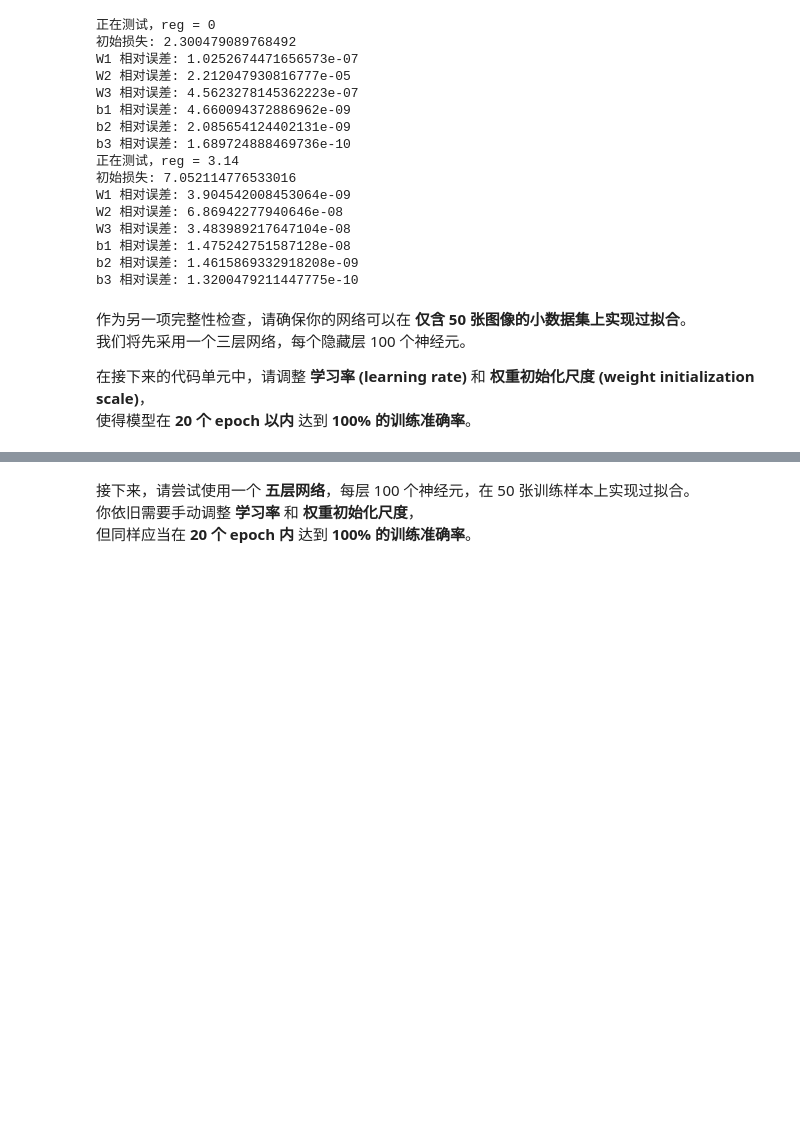
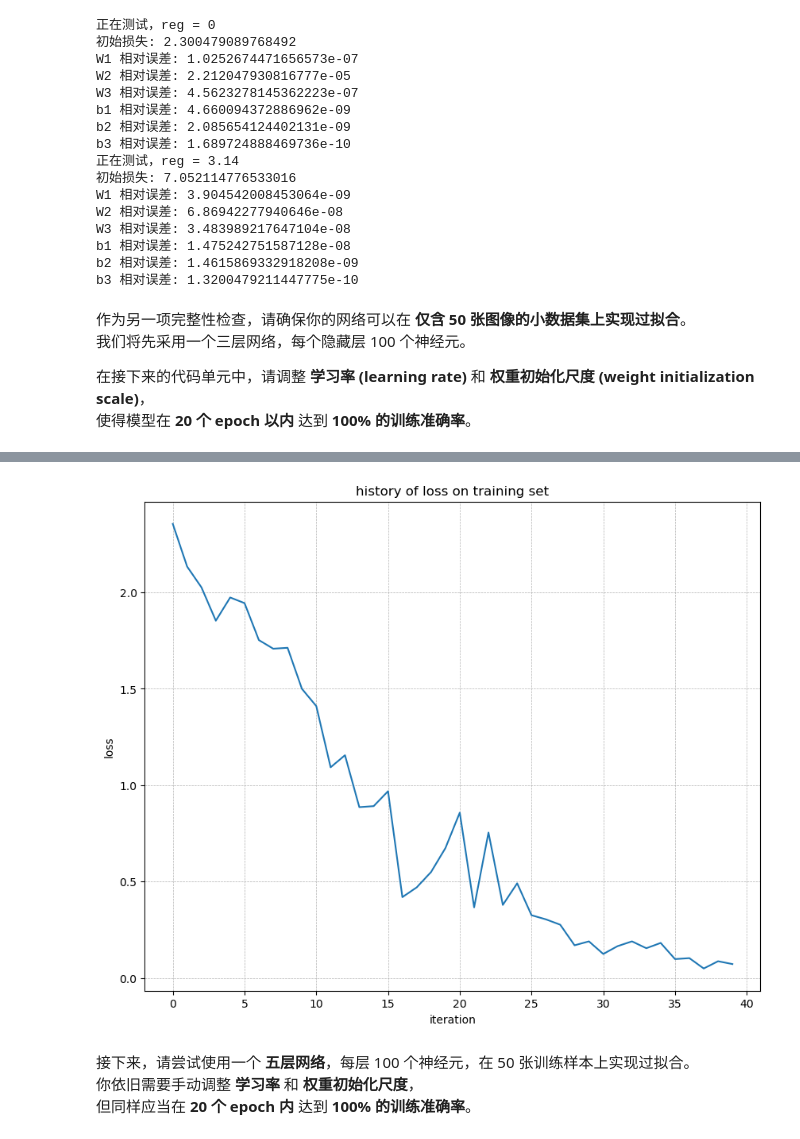
Before and after one commit to youheng00110/cs231n-documents-2025, a Jupyter notebook: assignment-Chinese/assignment1/FullyConnectedNets.ipynb, the cells around one changed output, grey strips where cells are left out. Drawn from its saved outputs; the diff is of its cells as text; code cells hidden in the pictures; blank space fills up the shorter version.

```diff
--- a/assignment-Chinese/assignment1/FullyConnectedNets.ipynb
+++ b/assignment-Chinese/assignment1/FullyConnectedNets.ipynb
@@ -132,7 +132,7 @@ small_data = {
 
 # 以下两个超参数需要你手动尝试不同数值，以达到 20 个 epoch 内 100% 训练准确率
 weight_scale = 1e-2   # 权重初始化标准差，可调
-learning_rate = 1e-4  # SGD 学习率，可调
+learning_rate = 0.008# SGD 学习率，可调
 
 # 构造三层网络（两个 100 神经元隐藏层）
 model = FullyConnectedNet(
@@ -156,8 +156,9 @@ solver.train()  # 开始训练
 
 # 绘制训练损失曲线，观察是否迅速降到接近 0，验证过拟合
 plt.plot(solver.loss_history)
-plt.title("训练损失历史")
-plt.xlabel("迭代次数")
-plt.ylabel("训练损失")
+plt.title("history of loss on training set")
+plt.xlabel("iteration")
+plt.ylabel("loss")
 plt.grid(linestyle='--', linewidth=0.5)
 plt.show()
+# %% [output]
@@ -164,3 +182,4 @@ plt.show()
+[figure, added]
 # %% [markdown]
 接下来，请尝试使用一个 **五层网络**，每层 100 个神经元，在 50 张训练样本上实现过拟合。
 你依旧需要手动调整 **学习率** 和 **权重初始化尺度**，
```
Also changed, not shown: parts of 3 cells of this notebook.
